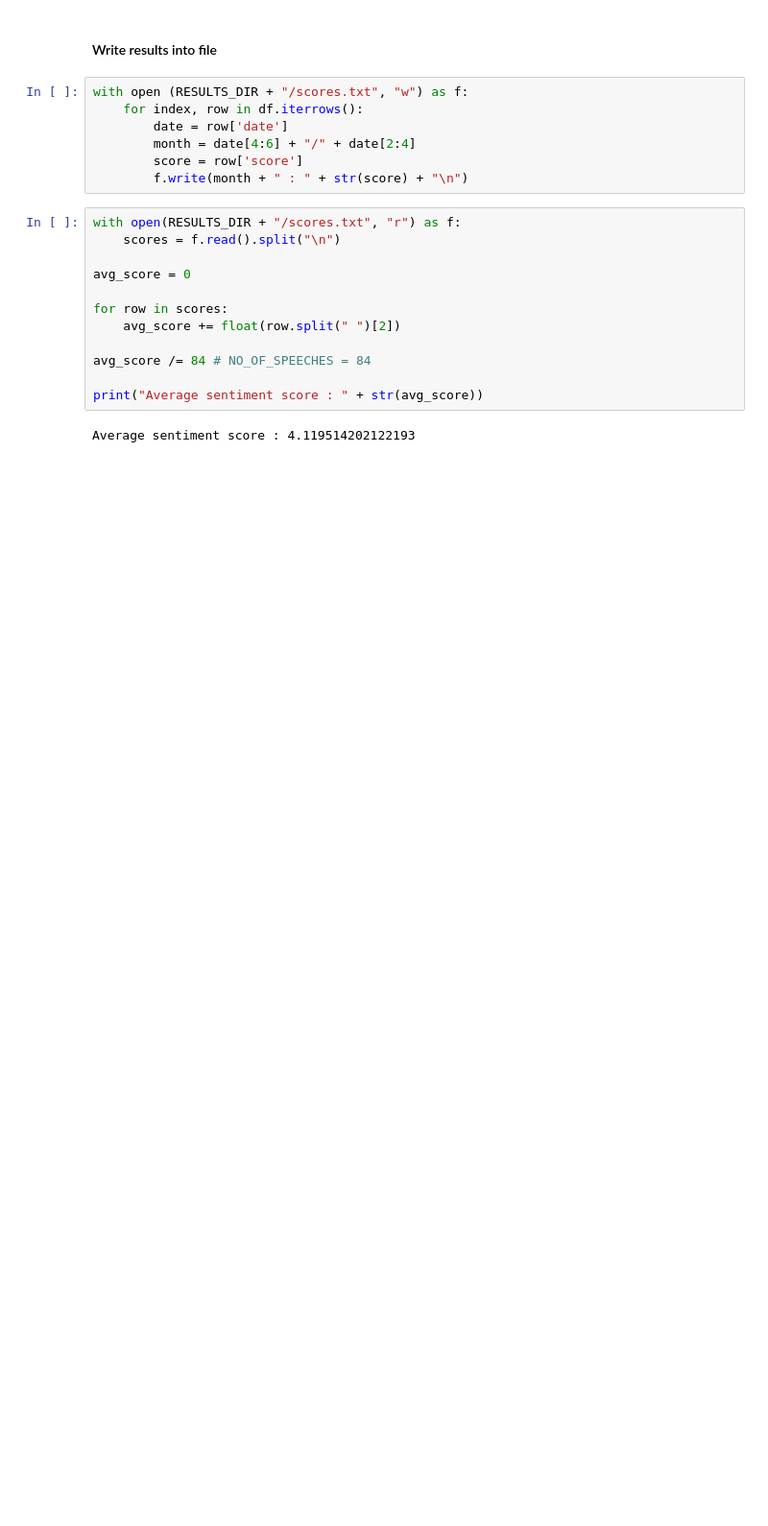
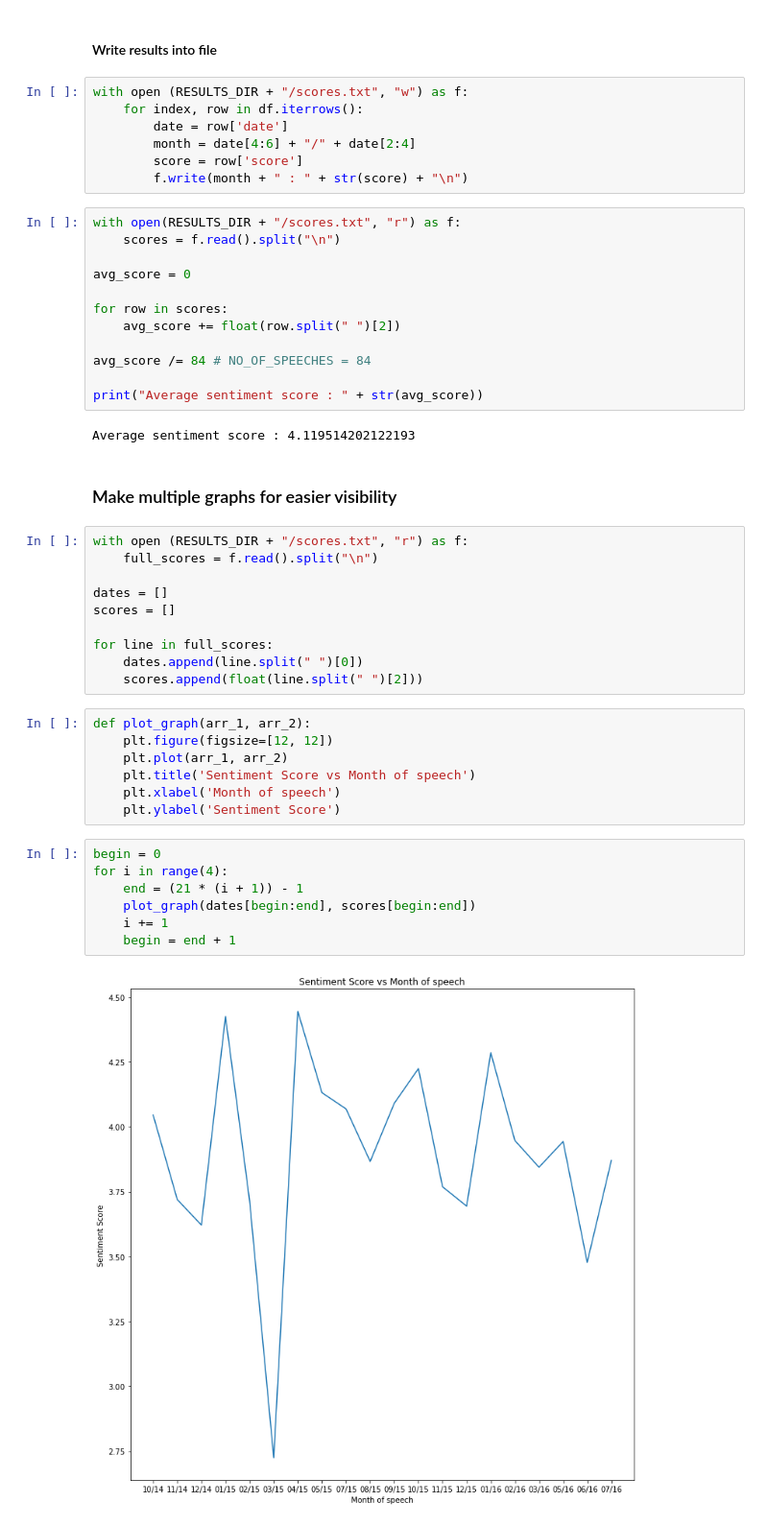
Before and after one commit to RayChithra/mkb_Analysis, a Jupyter notebook: codes/sentiment_analysis.ipynb, the cells around one changed output. Shown at 96% size. Drawn from its saved outputs; the diff is of its cells as text; blank space fills up the shorter version.

Commit message:
added more graphs to sentiment analysis for visibility

```diff
--- a/codes/sentiment_analysis.ipynb
+++ b/codes/sentiment_analysis.ipynb
@@ -154,3 +155,31 @@ avg_score /= 84 # NO_OF_SPEECHES = 84
 print("Average sentiment score : " + str(avg_score))
 # %% [output]
 Average sentiment score : 4.119514202122193
+# %% [markdown]
+### Make multiple graphs for easier visibility
+# %%
+with open (RESULTS_DIR + "/scores.txt", "r") as f:
+    full_scores = f.read().split("\n")
+
+dates = []
+scores = []
+
+for line in full_scores:
+    dates.append(line.split(" ")[0])
+    scores.append(float(line.split(" ")[2]))
+# %%
+def plot_graph(arr_1, arr_2):
+    plt.figure(figsize=[12, 12])
+    plt.plot(arr_1, arr_2)
+    plt.title('Sentiment Score vs Month of speech')
+    plt.xlabel('Month of speech')
+    plt.ylabel('Sentiment Score')
+# %%
+begin = 0
+for i in range(4):
+    end = (21 * (i + 1)) - 1
+    plot_graph(dates[begin:end], scores[begin:end])
+    i += 1
+    begin = end + 1
+# %% [output]
+[figure, added]
```
Also changed, not shown: parts of 3 cells of this notebook.
